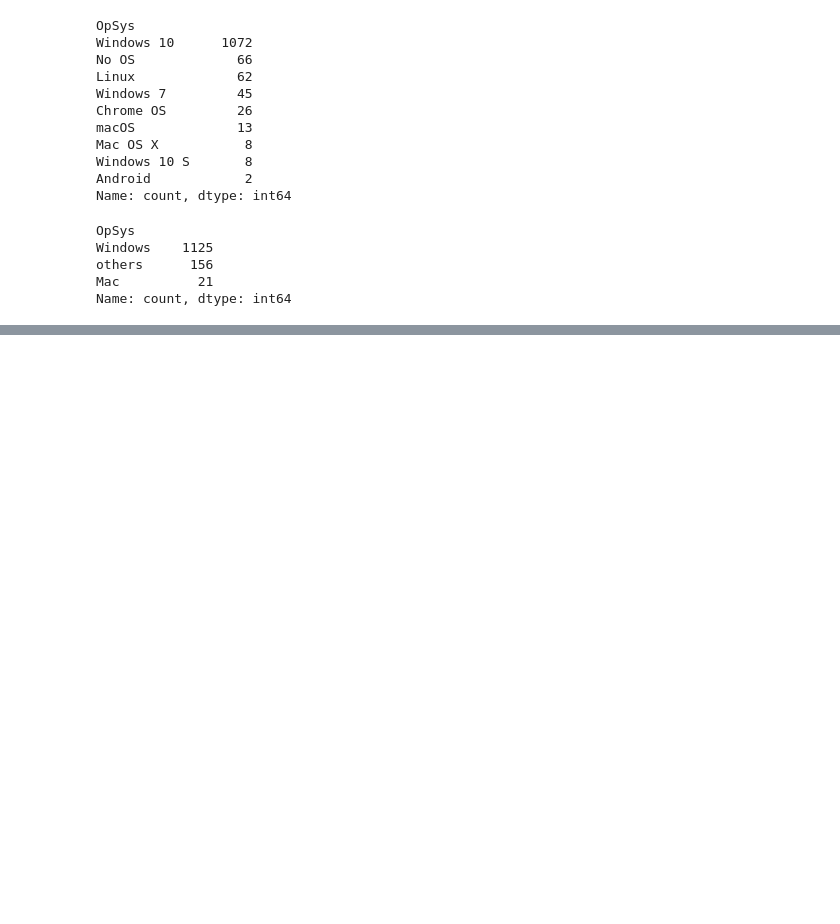
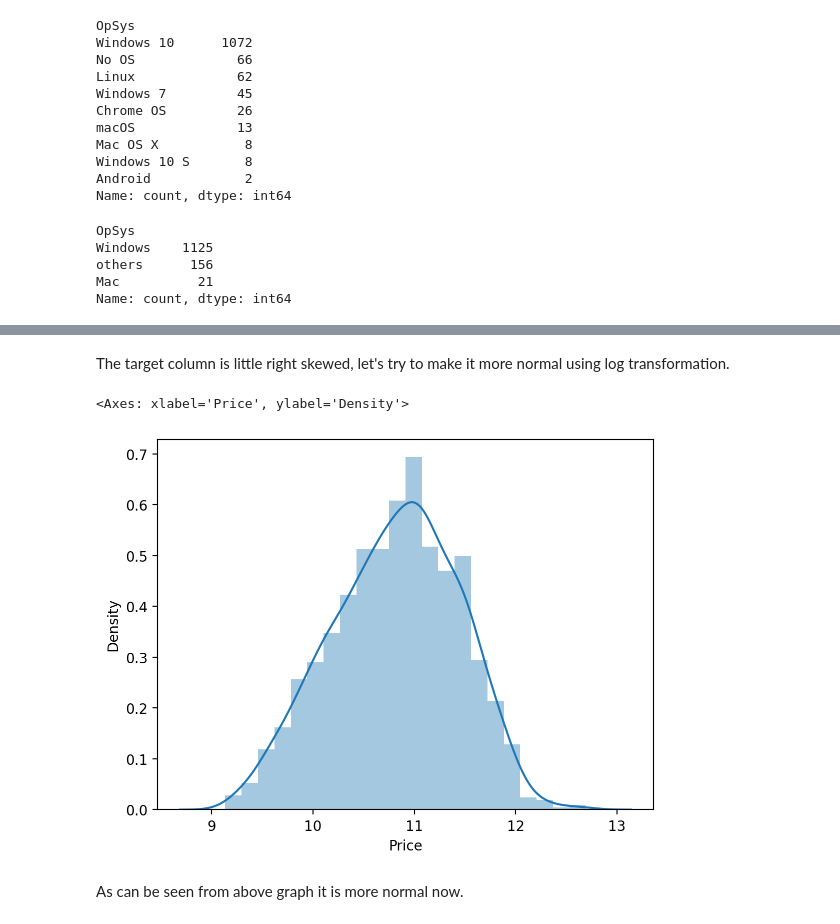
Before and after one commit to gvsreekar/Laptop-price-prediction, a Jupyter notebook: notebooks/model.ipynb, the cells around one changed output, grey strips where cells are left out. Drawn from its saved outputs; the diff is of its cells as text; code cells hidden in the pictures; blank space fills up the shorter version.

```diff
--- a/notebooks/model.ipynb
+++ b/notebooks/model.ipynb
@@ -706,0 +722,10 @@ df.drop(columns=['OpSys'],inplace=True)
+# %% [markdown]
+The target column is little right skewed, let's try to make it more normal using log transformation.
+# %%
+# The price will always be greater than 0 so we can apply log
+sns.distplot(np.log(df['Price']),kde=True)
+# %% [output]
+<Axes: xlabel='Price', ylabel='Density'>
+[figure, added]
+# %% [markdown]
+As can be seen from above graph it is more normal now.
```
Also changed, not shown: parts of 5 cells of this notebook.
